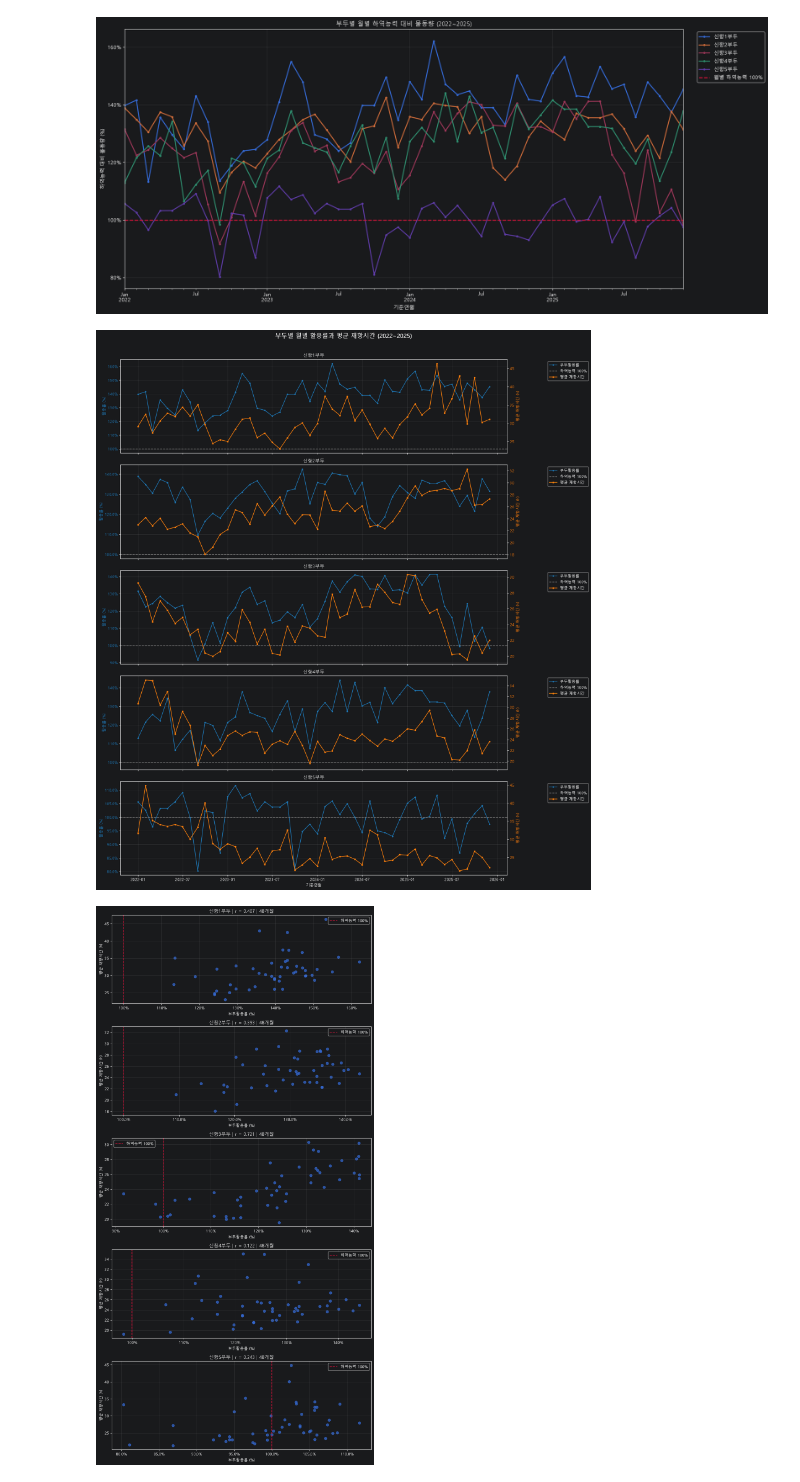
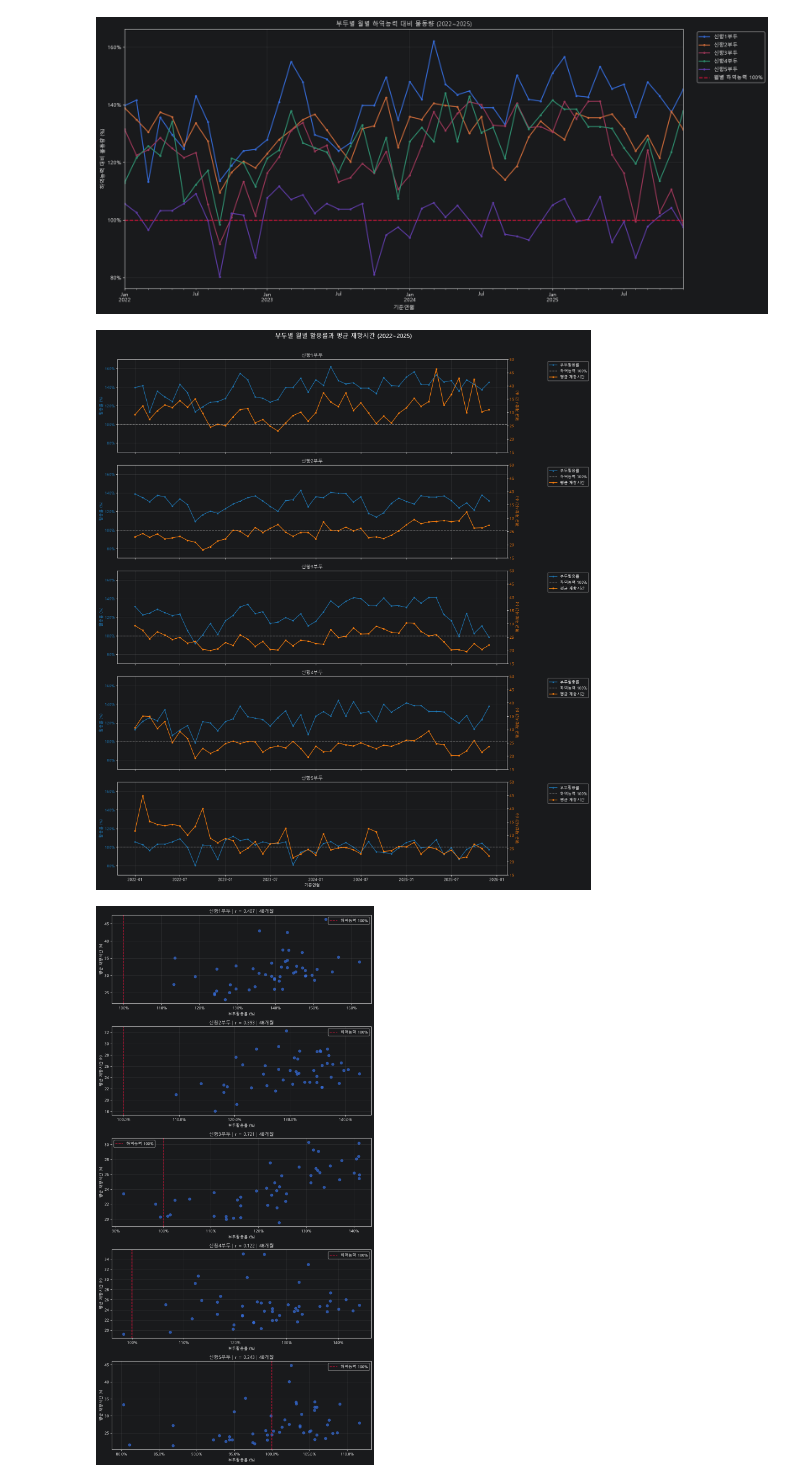
Before and after one commit to BUSAN-IS-SMART/Final_Project, a Jupyter notebook: EDA/EDA-kang.ipynb, the cells around one changed output. Cells and saved outputs as stored; diff of their text form; code cells hidden in the pictures.

Commit message:
부두·총톤수 구간별 가동률과 월평균 재항시간 (2022~2025)

```diff
--- a/EDA/EDA-kang.ipynb
+++ b/EDA/EDA-kang.ipynb
@@ -258,34 +258,38 @@ for ax, pier in zip(axes[:, 0], piers):
         label="평균 재항시간",
     )
 
     ax_right.set_ylabel("평균 재항시간 (h)", color="tab:orange")
     ax_right.tick_params(axis="y", labelcolor="tab:orange")
 
     ax.set_title(pier)
 
     # 양쪽 축의 범례 합치기
     lines1, labels1 = ax.get_legend_handles_labels()
     lines2, labels2 = ax_right.get_legend_handles_labels()
 
     ax.legend(
         lines1 + lines2,
         labels1 + labels2,
         loc="upper left",
         bbox_to_anchor=(1.10, 1),
     )
 
+    ax.set_ylim(70, 170)  # 왼쪽 Y축: 활용률 0~200%
+    ax_right.set_ylim(15, 50)   # 오른쪽 Y축: 평균 재항시간 0~60시간
+
 axes[-1, 0].set_xlabel("기준연월")
+
 
 fig.suptitle(
     "부두별 월별 활용률과 평균 재항시간 (2022~2025)",
     fontsize=16,
     y=1.01,
 )
 
 plt.tight_layout()
 plt.show()
 # %% [output]
-[figure, old version]
+[figure, new version]
 # %%
 fig, axes = plt.subplots(
     len(piers), 1,
```
Also changed, not shown: parts of 1 cell of this notebook, 1 other file.
